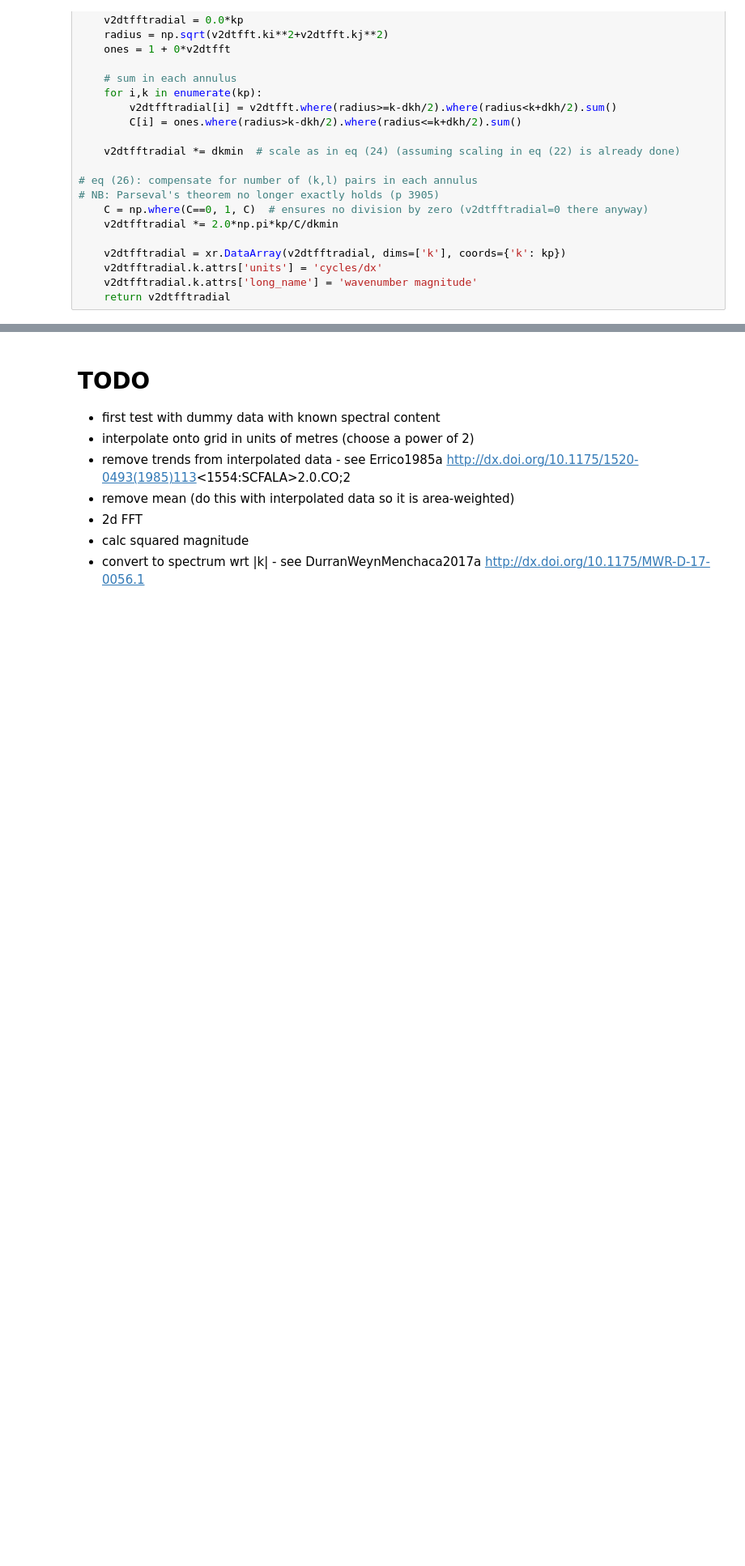
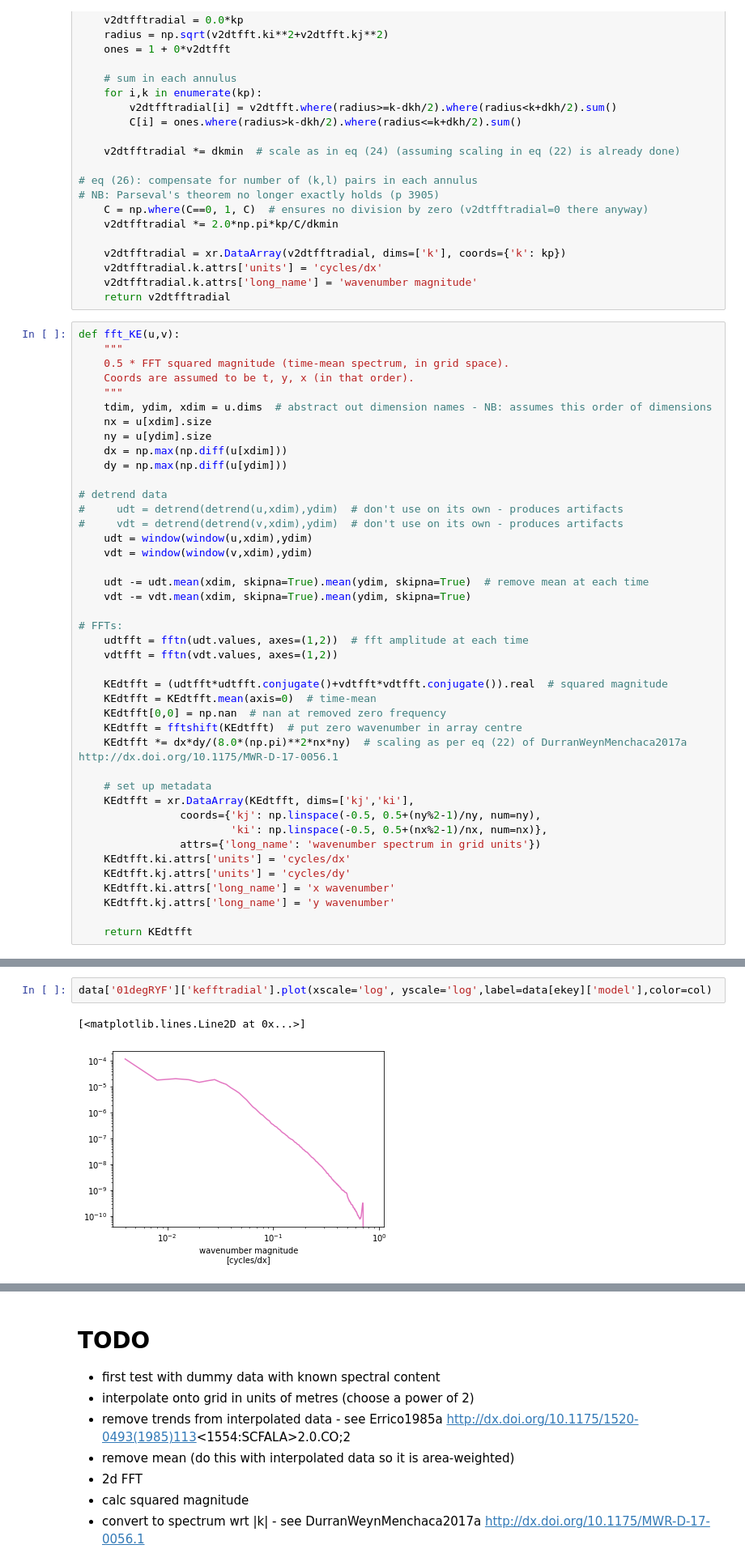
Before and after one commit to rmholmes/cosima-scripts, a Jupyter notebook: spectra_simple.ipynb, the cells around one changed output, grey strips where cells are left out. Shown at 81% size. Drawn from its saved outputs; the diff is of its cells as text; blank space fills up the shorter version.

```diff
--- a/spectra_simple.ipynb
+++ b/spectra_simple.ipynb
@@ -261,6 +252,48 @@ def azimuthal_sum(v2dtfft):  # following DurranWeynMenchaca2017a http://dx.doi.o
     v2dtfftradial.k.attrs['units'] = 'cycles/dx'
     v2dtfftradial.k.attrs['long_name'] = 'wavenumber magnitude'
     return v2dtfftradial
+# %%
+def fft_KE(u,v):
+    """
+    0.5 * FFT squared magnitude (time-mean spectrum, in grid space).
+    Coords are assumed to be t, y, x (in that order).
+    """
+    tdim, ydim, xdim = u.dims  # abstract out dimension names - NB: assumes this order of dimensions
+    nx = u[xdim].size
+    ny = u[ydim].size
+    dx = np.max(np.diff(u[xdim]))
+    dy = np.max(np.diff(u[ydim]))
+
+# detrend data
+#     udt = detrend(detrend(u,xdim),ydim)  # don't use on its own - produces artifacts
+#     vdt = detrend(detrend(v,xdim),ydim)  # don't use on its own - produces artifacts
+    udt = window(window(u,xdim),ydim)
+    vdt = window(window(v,xdim),ydim)
+
+    udt -= udt.mean(xdim, skipna=True).mean(ydim, skipna=True)  # remove mean at each time
+    vdt -= vdt.mean(xdim, skipna=True).mean(ydim, skipna=True)
+
+# FFTs:
+    udtfft = fftn(udt.values, axes=(1,2))  # fft amplitude at each time
+    vdtfft = fftn(vdt.values, axes=(1,2))
+
+    KEdtfft = (udtfft*udtfft.conjugate()+vdtfft*vdtfft.conjugate()).real  # squared magnitude
+    KEdtfft = KEdtfft.mean(axis=0)  # time-mean
+    KEdtfft[0,0] = np.nan  # nan at removed zero frequency
+    KEdtfft = fftshift(KEdtfft)  # put zero wavenumber in array centre
+    KEdtfft *= dx*dy/(8.0*(np.pi)**2*nx*ny)  # scaling as per eq (22) of DurranWeynMenchaca2017a http://dx.doi.org/10.1175/MWR-D-17-0056.1
+
+    # set up metadata
+    KEdtfft = xr.DataArray(KEdtfft, dims=['kj','ki'],
+                coords={'kj': np.linspace(-0.5, 0.5+(ny%2-1)/ny, num=ny),
+                        'ki': np.linspace(-0.5, 0.5+(nx%2-1)/nx, num=nx)},
+                attrs={'long_name': 'wavenumber spectrum in grid units'})
+    KEdtfft.ki.attrs['units'] = 'cycles/dx'
+    KEdtfft.kj.attrs['units'] = 'cycles/dy'
+    KEdtfft.ki.attrs['long_name'] = 'x wavenumber'
+    KEdtfft.kj.attrs['long_name'] = 'y wavenumber'
+
+    return KEdtfft
 # %%
 # Testing with dummy data
 
@@ -416,2 +429,7 @@ Temperature snapshots not found ACCESS-OM2-025-R
+# %%
+data['01degRYF']['kefftradial'].plot(xscale='log', yscale='log',label=data[ekey]['model'],color=col)
+# %% [output]
+[<matplotlib.lines.Line2D at 0x...>]
+[figure, added]
 # %%
 # Plot spectra together:
```
Also changed, not shown: parts of 8 cells of this notebook, 1 other file.
